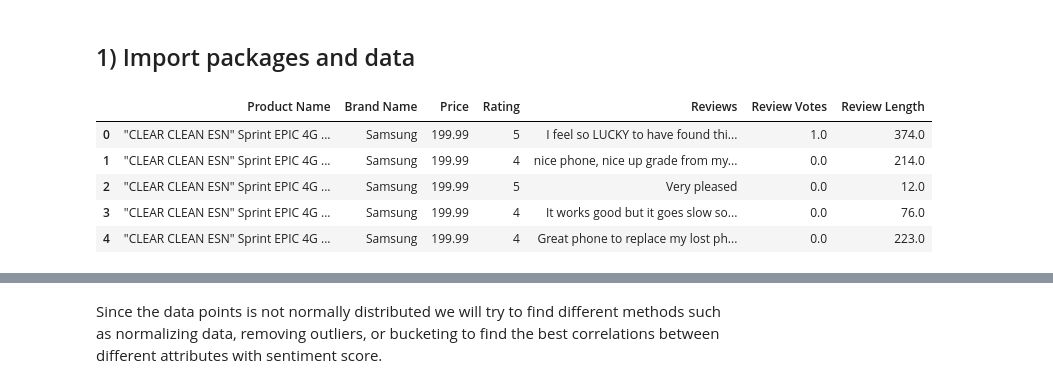
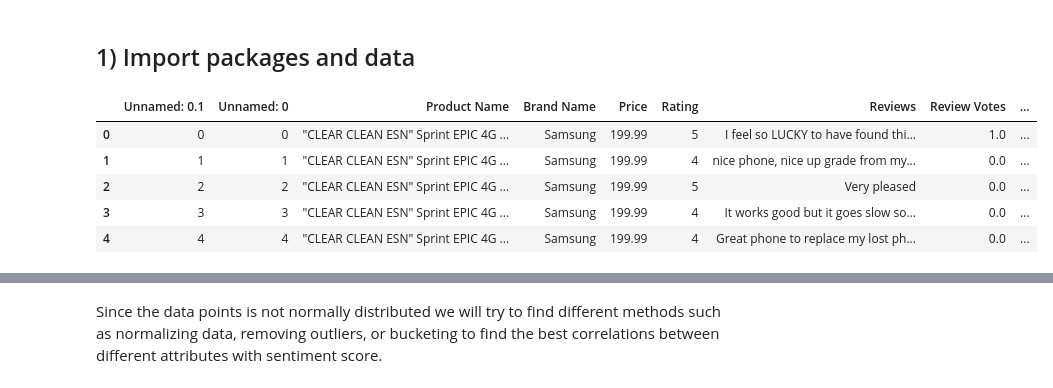
Before and after one commit to longbui23/Amazon-Analysis, a Jupyter notebook: MultivariateRegression.ipynb, the cells around one changed output, grey strips where cells are left out. Drawn from its saved outputs; the diff is of its cells as text; code cells hidden in the pictures.

```diff
--- a/MultivariateRegression.ipynb
+++ b/MultivariateRegression.ipynb
@@ -22,10 +31,10 @@ import seaborn as sns
 # %%
-df = pd.read_csv('Data/clean_data.csv')
-df.head()
+sentiment_df = pd.read_csv('Data/clean_data.csv')
+sentiment_df.head()
 # %% [output]
-|  | Product Name | Brand Name | Price | Rating | Reviews | Review Votes | Review Length |
-| 0 | "CLEAR CLEAN ESN" Sprint EPIC 4G ... | Samsung | 199.99 | 5 | I feel so LUCKY to have found thi... | 1.0 | 374.0 |
-| 1 | "CLEAR CLEAN ESN" Sprint EPIC 4G ... | Samsung | 199.99 | 4 | nice phone, nice up grade from my... | 0.0 | 214.0 |
-| 2 | "CLEAR CLEAN ESN" Sprint EPIC 4G ... | Samsung | 199.99 | 5 | Very pleased | 0.0 | 12.0 |
-| 3 | "CLEAR CLEAN ESN" Sprint EPIC 4G ... | Samsung | 199.99 | 4 | It works good but it goes slow so... | 0.0 | 76.0 |
-| 4 | "CLEAR CLEAN ESN" Sprint EPIC 4G ... | Samsung | 199.99 | 4 | Great phone to replace my lost ph... | 0.0 | 223.0 |
+|  | Unnamed: 0.1 | Unnamed: 0 | Product Name | Brand Name | Price | Rating | Reviews | Review Votes | ... |
+| 0 | 0 | 0 | "CLEAR CLEAN ESN" Sprint EPIC 4G ... | Samsung | 199.99 | 5 | I feel so LUCKY to have found thi... | 1.0 | ... |
+| 1 | 1 | 1 | "CLEAR CLEAN ESN" Sprint EPIC 4G ... | Samsung | 199.99 | 4 | nice phone, nice up grade from my... | 0.0 | ... |
+| 2 | 2 | 2 | "CLEAR CLEAN ESN" Sprint EPIC 4G ... | Samsung | 199.99 | 5 | Very pleased | 0.0 | ... |
+| 3 | 3 | 3 | "CLEAR CLEAN ESN" Sprint EPIC 4G ... | Samsung | 199.99 | 4 | It works good but it goes slow so... | 0.0 | ... |
+| 4 | 4 | 4 | "CLEAR CLEAN ESN" Sprint EPIC 4G ... | Samsung | 199.99 | 4 | Great phone to replace my lost ph... | 0.0 | ... |
```
Also changed, not shown: parts of 19 cells of this notebook.
